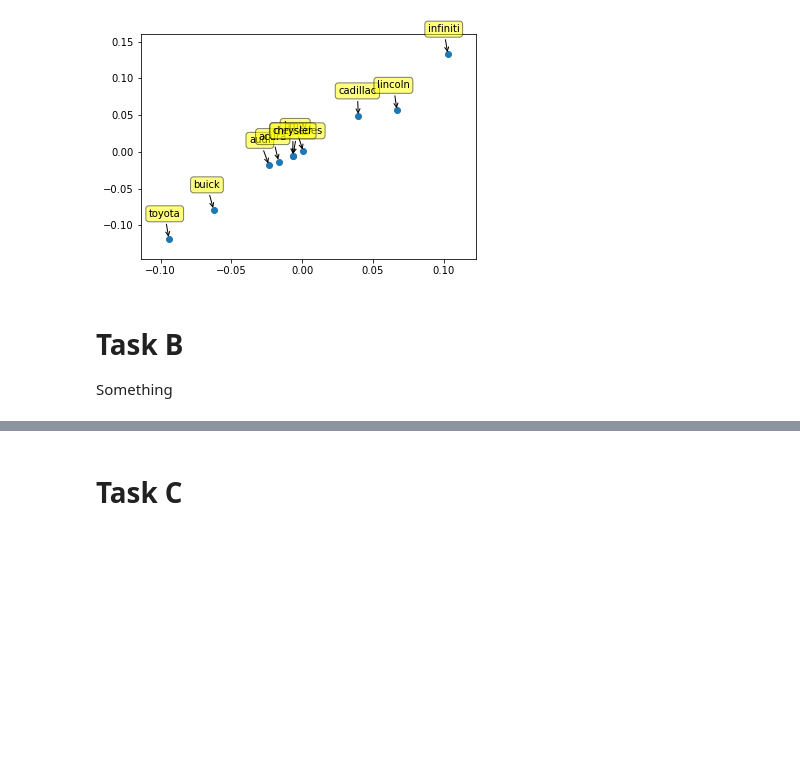
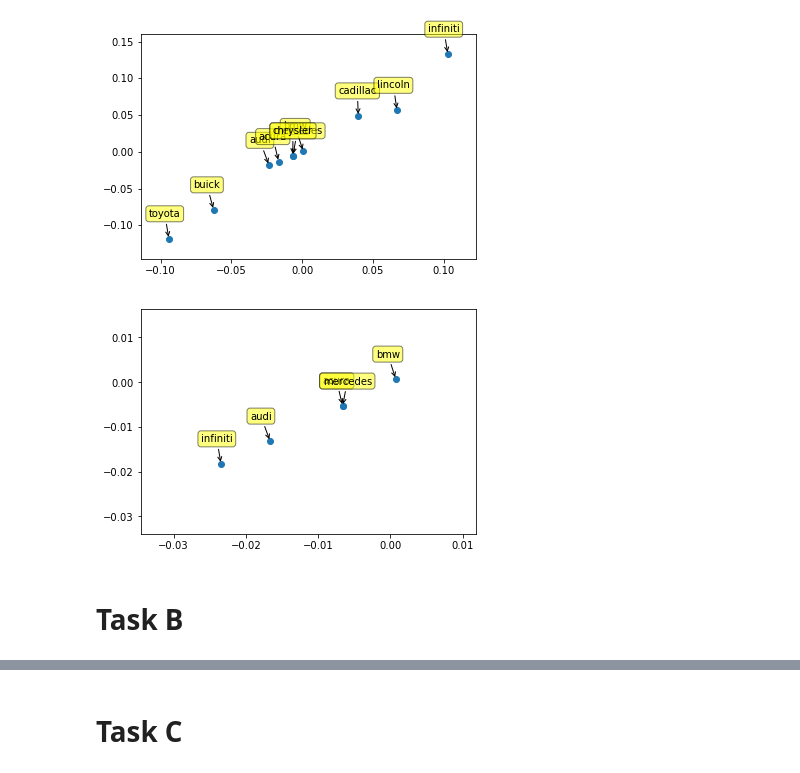
Before and after one commit to p-mckenzie/TextAnalytics, a Jupyter notebook: Assignment_2/Paige analysis.ipynb, the cells around one changed output, grey strips where cells are left out. Saved outputs shown, nothing was run; the diff lists cells and outputs as text; code cells hidden in the pictures; blank space fills up the shorter version.

```diff
--- a/Assignment_2/Paige analysis.ipynb
+++ b/Assignment_2/Paige analysis.ipynb
@@ -198,6 +216,22 @@ for label, x, y in zip(dissimilarity.columns.values, coords[:, 0], coords[:, 1])
 plt.show()
 # %% [output]
 [figure]
+# %%
+cluster_interest = coords[(coords[:,0] < 0.03) & (coords[:,0] > -0.03)]
+cluster_interest
+plt.subplots_adjust(bottom = 0.1)
+plt.scatter(
+    cluster_interest[:, 0], cluster_interest[:, 1], marker = 'o'
+    )
+for label, x, y in zip(dissimilarity.columns.values, cluster_interest[:, 0], cluster_interest[:, 1]):
+    plt.annotate(
+        label,
+        xy = (x, y), xytext = (-20, 20),
+        textcoords = 'offset points', ha = 'left', va = 'bottom',
+        bbox = dict(boxstyle = 'round,pad=.3', fc = 'yellow', alpha = 0.5),
+        arrowprops = dict(arrowstyle = '->', connectionstyle = 'arc3,rad=0'))
+plt.show()
+# %% [output]
+[figure, added]
 # %% [markdown]
 # Task B
-Something
```
Also changed, not shown: parts of 6 cells of this notebook.
